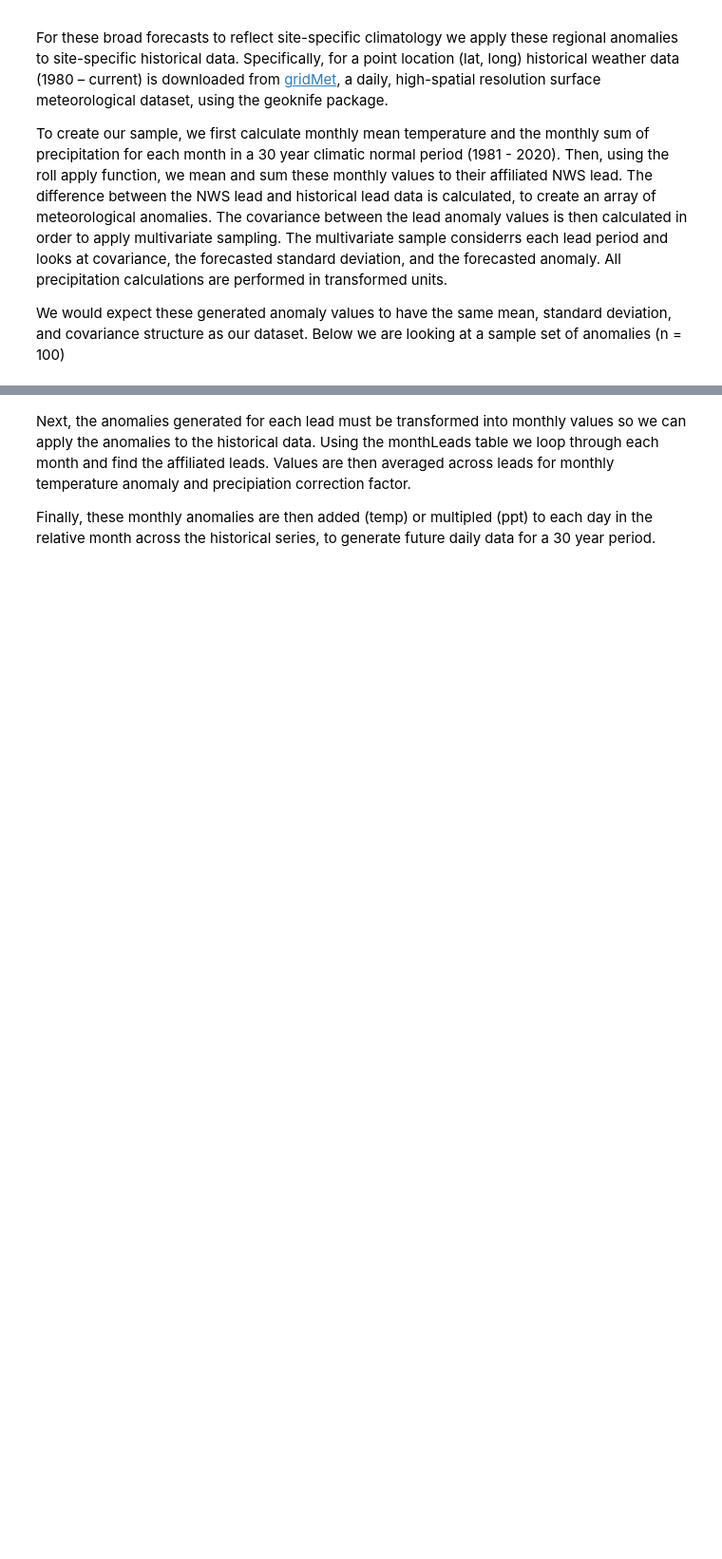
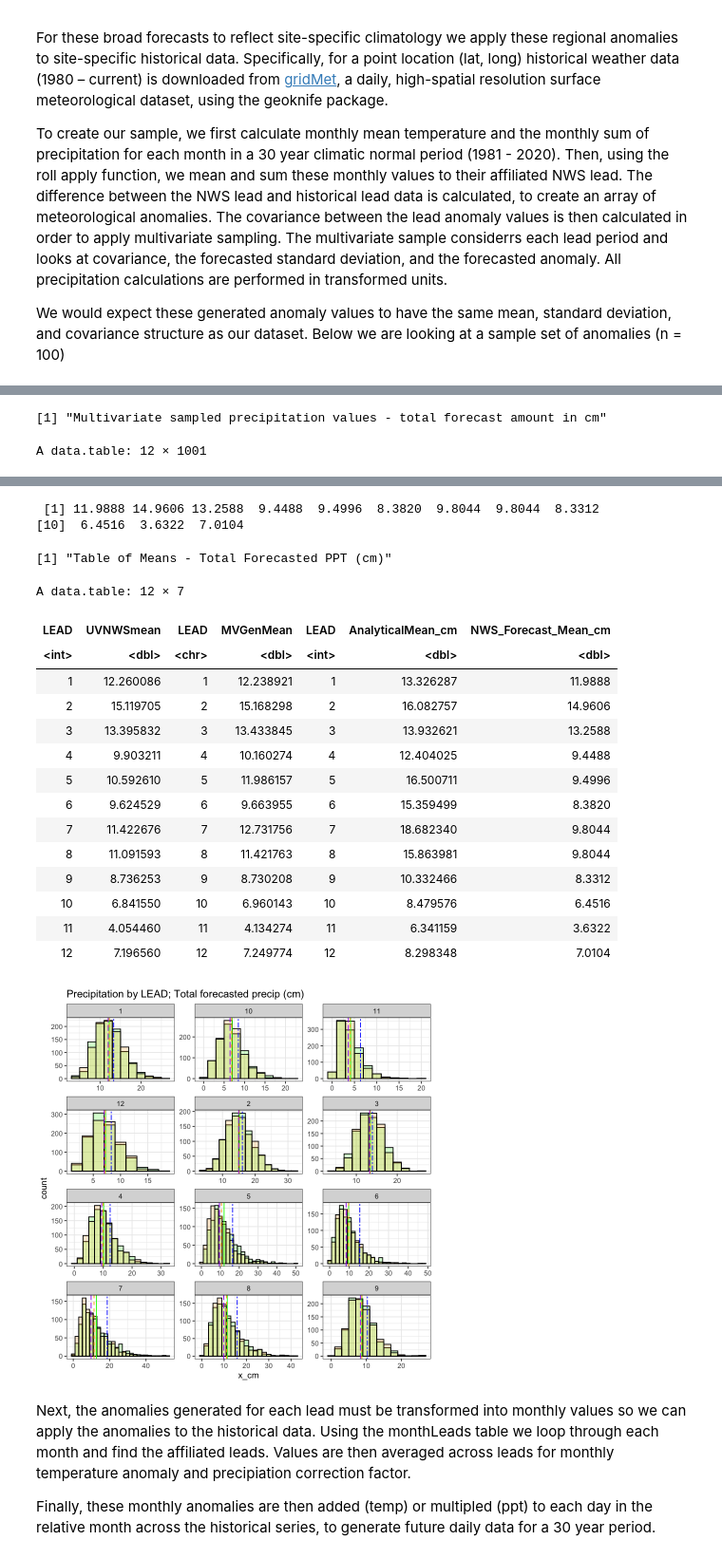
Before and after one commit to DrylandEcology/gridSTDF, a Jupyter notebook: ShortTermDroughtForecaster_Logic.ipynb, the cells around one changed output, grey strips where cells are left out. Shown at 95% size. Cells and saved outputs as stored; diff of their text form; code cells hidden in the pictures; blank space fills up the shorter version.

```diff
--- a/ShortTermDroughtForecaster_Logic.ipynb
+++ b/ShortTermDroughtForecaster_Logic.ipynb
@@ -209,0 +497,51 @@ abline(0, 1, col = "red")
+# %%
+# ----------------- in centimeters ------------------------------------
+# 1 UV NWS (orange)
+pptNWSDensityMean <- pptNWSDensity[,.(UVNWSmean = mean(UVNWS_ForecastedVal_cm)), .(LEAD)]
+
+# 2 MV Gen (Green)
+pptGenAnoms <- data.table(generatedAnomData[, , "PPT_GenForecasted_cm"]) # to see how these numbers  are converted to cm .... need to visit generateAnomaly
+pptGenAnoms$LEAD <- row.names(pptGenAnoms)
+print('Multivariate sampled precipitation values - total forecast amount in cm')
+pptGenAnoms
+
+pptGenAnoms <- melt(pptGenAnoms, id.vars = 'LEAD')
+pptGenAnomsMean <- pptGenAnoms[,.(MVGenMean = mean(value)),.(LEAD)]
+
+# 3 Analytical (BLUE)
+pptAnalyticalDensityMean <- setDT(pptAnalyticalDensity)[,.(AnalyticalMean_cm = mean(x_cm)),.(LEAD)]
+
+
+# Make Table of means
+AllPPTMeans_CM <- cbind(pptNWSDensityMean, pptGenAnomsMean, pptAnalyticalDensityMean, NWS_Forecast_Mean_cm = PPTAnoms$ForecastedMEAN_PPT_cm)
+
+# plot
+
+# scale!
+bw2 <- 2 # binwidth .. important for scaling y axis to a count
+pptAnalyticalDensity$y_cm_scale <- pptAnalyticalDensity$y_cm * 500
+
+p2 <- ggplot(pptAnalyticalDensity, aes(x = x_cm)) +
+  geom_histogram(data = pptGenAnoms, aes(x = value),  color = 'black', fill = 'green', alpha = .2,  binwidth = bw2) +
+  geom_histogram(data = pptNWSDensity, aes(x = UVNWS_ForecastedVal_cm), color = 'black', fill = 'orange', alpha = .2, binwidth = bw2) +
+  #geom_line(aes(y = y_cm_scale), color = 'blue', size = 1.5) +
+
+  facet_wrap(~ LEAD, scales = 'free', nrow =4) +
+
+  labs(title = 'Precipitation by LEAD; Total forecasted precip (cm)') +
+
+  geom_vline(data = pptGenAnomsMean, aes(xintercept = MVGenMean), color = 'green')+
+  geom_vline(data = pptNWSDensityMean, aes(xintercept = UVNWSmean), color = 'orange', lty = 'dashed') +
+  geom_vline(data = pptAnalyticalDensityMean, aes(xintercept = AnalyticalMean_cm), color = 'blue', lty = 'twodash') +
+  geom_vline(data = PPTAnoms[1:12,], aes(xintercept = ForecastedMEAN_PPT_cm), color = 'purple', lty = 'longdash') +
+  theme_bw()
+
+
+(AllPPTMeans_PO$NWS_Forecast_Mean_PO ^ (1/AllPPTMeans_PO$PO)) * 2.54
+
+print('Table of Means - Total Forecasted PPT (cm)')
+AllPPTMeans_CM
+p2
+# %% [output]
+[1] "Multivariate sampled precipitation values - total forecast amount in cm"
+A data.table: 12 × 1001
@@ -209,0 +562,19 @@ abline(0, 1, col = "red")
+ [1] 11.9888 14.9606 13.2588  9.4488  9.4996  8.3820  9.8044  9.8044  8.3312
+[10]  6.4516  3.6322  7.0104
+[1] "Table of Means - Total Forecasted PPT (cm)"
+A data.table: 12 × 7
+| LEAD | UVNWSmean | LEAD | MVGenMean | LEAD | AnalyticalMean_cm | NWS_Forecast_Mean_cm |
+| <int> | <dbl> | <chr> | <dbl> | <int> | <dbl> | <dbl> |
+| 1 | 12.260086 | 1 | 12.238921 | 1 | 13.326287 | 11.9888 |
+| 2 | 15.119705 | 2 | 15.168298 | 2 | 16.082757 | 14.9606 |
+| 3 | 13.395832 | 3 | 13.433845 | 3 | 13.932621 | 13.2588 |
+| 4 | 9.903211 | 4 | 10.160274 | 4 | 12.404025 | 9.4488 |
+| 5 | 10.592610 | 5 | 11.986157 | 5 | 16.500711 | 9.4996 |
+| 6 | 9.624529 | 6 | 9.663955 | 6 | 15.359499 | 8.3820 |
+| 7 | 11.422676 | 7 | 12.731756 | 7 | 18.682340 | 9.8044 |
+| 8 | 11.091593 | 8 | 11.421763 | 8 | 15.863981 | 9.8044 |
+| 9 | 8.736253 | 9 | 8.730208 | 9 | 10.332466 | 8.3312 |
+| 10 | 6.841550 | 10 | 6.960143 | 10 | 8.479576 | 6.4516 |
+| 11 | 4.054460 | 11 | 4.134274 | 11 | 6.341159 | 3.6322 |
+| 12 | 7.196560 | 12 | 7.249774 | 12 | 8.298348 | 7.0104 |
+[figure, added]
```
Also changed, not shown: parts of 18 cells of this notebook, 3 other files.
